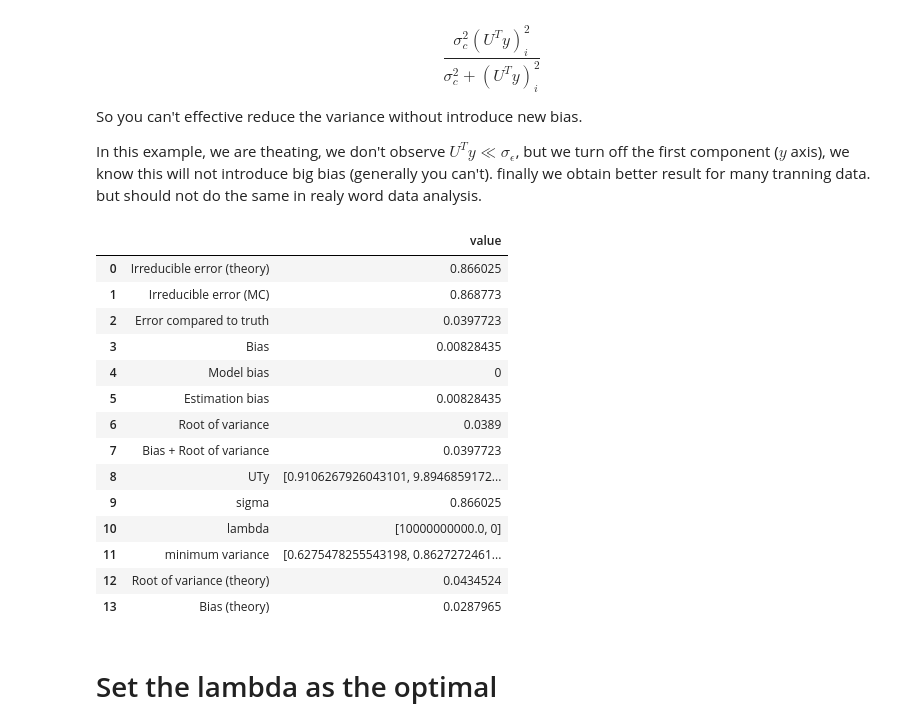
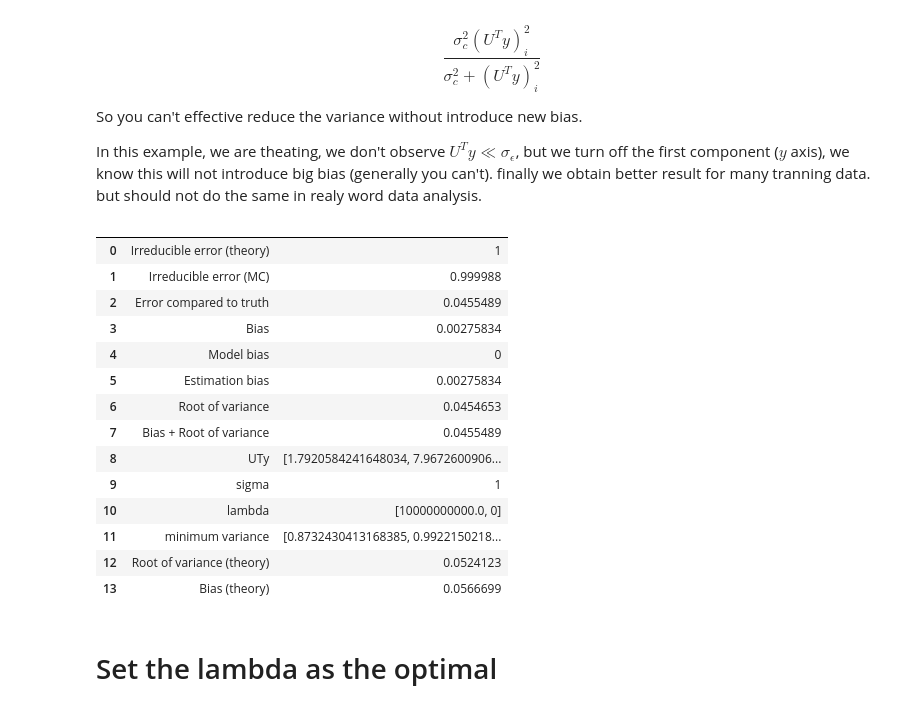
Before and after one commit to lhprojects/blog, a Jupyter notebook: JupyterNotebooks/LinearRegressionAndPCA_Exp.ipynb, the cells around one changed output. Saved outputs shown, nothing was run; the diff lists cells and outputs as text; code cells hidden in the pictures.

```diff
--- a/JupyterNotebooks/LinearRegressionAndPCA_Exp.ipynb
+++ b/JupyterNotebooks/LinearRegressionAndPCA_Exp.ipynb
@@ -16,25 +197,24 @@ import mpl_toolkits.mplot3d
 
 x1_max = 1
 x2_max = 2
-rnd_max = 3
 
-def f(X):
+def f_default(X):
     return X[:,0]
 
-sigma_epsilon = rnd_max/np.sqrt(12)
+N_train_default = 1000
+sigma_default = 1
 
-N_train=1000
-def get_train(N=None, X_train=None):
+def get_train(N=N_train_default, X_train=None, f=f_default, sigma=sigma_default):
     if X_train is None:
         X_train = np.random.rand(N, 2)
         X_train[:,0] = X_train[:,0] * x1_max
         X_train[:,1] = X_train[:,1] * x2_max
 
+    rnd_max = np.sqrt(12) * sigma
     y_train = f(X_train) + rnd_max*(np.random.rand(np.shape(X_train)[0]) - 0.5)
     return X_train, y_train
 
-X_train, y_train = get_train(N=N_train)
-
+X_train, y_train = get_train()
 fig = plt.figure(figsize=(4,4))
 ax = fig.add_subplot(1,1,1, projection="3d")
 ax.scatter(X_train[:,0], X_train[:,1], y_train)
@@ -281,7 +467,7 @@ lambs = np.power(10, np.linspace(-5, 5, 20))
 
 X_train_ = X_train - X_train.mean(axis=0)
 y_train_ = y_train - y_train.mean()
-y_train_truth = f(X_train)
+y_train_truth = f_default(X_train)
 y_train_truth_ = y_train_truth - y_train_truth.mean()
 
 U,S,VT = np.linalg.svd(X_train_)
@@ -313,7 +499,7 @@ for lamb in lambs:
 
     df = ( (S**2/(S**2 + lamb))**2 ).sum()
 
-    std_theory.append(sigma_epsilon * np.sqrt(   (df+1)/N_train   ))
+    std_theory.append(sigma_default * np.sqrt(   (df+1)/N_train   ))
 
     bias_theory.append(np.sqrt(  1/N_train *  (lamb**2/(S**2 + lamb)**2  *  UTy**2).sum()   ))
 
@@ -374,7 +560,8 @@ So you can't effective reduce the variance without introduce new bias.
 
 In this example, we are theating, we don't observe $U^T y \ll \sigma_\epsilon$, but we turn off the first component ($y$ axis), we know this will not introduce big bias (generally you can't). finally we obtain better result for many tranning data. but should not do the same in realy word data analysis.
 # %%
-def simulate(lambs=[1E10,0], seed=0):
+def simulate(lambs=[1E10,0], seed=0, sigma=sigma_default):
+
     np.random.seed(seed)
     N_repeat = 1000
     N_test = 100*100
@@ -393,7 +580,7 @@ def simulate(lambs=[1E10,0], seed=0):
 
     lambs_ = lambs
     if lambs_ is None:
-        lambs_ = (sigma_epsilon* S / UTy)**2
+        lambs_ = (sigma* S / UTy)**2
 
     S2inv = 1/(S*S+lambs_)
 
@@ -420,52 +607,52 @@ def simulate(lambs=[1E10,0], seed=0):
 
 
     bias = np.sqrt(np.square(err.mean(axis=0)).mean())
     std = np.sqrt(err.var(axis=0).mean())
 
 
     X_train_ = X_train - X_train.mean(axis=0)
     y_train_ = y_train - y_train.mean(axis=0)
 
 
     numbers=[]
-    numbers.append(["Irreducible error (theory)", sigma_epsilon])
+    numbers.append(["Irreducible error (theory)", sigma])
     numbers.append(["Irreducible error (MC)", irreduceble_error])
     numbers.append(["Error compared to truth", average_prediction_error])
     numbers.append(["Bias", bias])
     numbers.append(["Model bias", 0.0])
     numbers.append(["Estimation bias",  bias])
     numbers.append(["Root of variance", std])
     numbers.append(["Bias + Root of variance",  (bias**2 +  std**2)**0.5])
 
 
     numbers.append(["UTy",  UTy])
-    numbers.append(["sigma",  sigma_epsilon])
+    numbers.append(["sigma",  sigma])
     numbers.append(["lambda",  lambs_ ])
-    numbers.append(["minimum variance",  np.sqrt(sigma_epsilon**2 * UTy**2/(UTy**2 + sigma_epsilon**2)) ])
+    numbers.append(["minimum variance",  np.sqrt(sigma**2 * UTy**2/(UTy**2 + sigma**2)) ])
 
-    numbers.append(["Root of variance (theory)",  np.sqrt((sigma_epsilon**2 * UTy**2/(UTy**2 + sigma_epsilon**2)).sum() + sigma_epsilon**2)/np.sqrt(N_train)  ])
+    numbers.append(["Root of variance (theory)",  np.sqrt((sigma**2 * UTy**2/(UTy**2 + sigma**2)).sum() + sigma**2)/np.sqrt(N_train)  ])
     numbers.append(["Bias (theory)",  np.sqrt(1/N_train * (UTy**2 * (lambs_/(lambs_+S**2))**2).sum()    )])
 
 
     show(numbers)
 
 simulate([1E10,0])
 # %% [output]
-|  |  | value |
-| 0 | Irreducible error (theory) | 0.866025 |
-| 1 | Irreducible error (MC) | 0.868773 |
-| 2 | Error compared to truth | 0.0397723 |
-| 3 | Bias | 0.00828435 |
+|  |  |  |
+| 0 | Irreducible error (theory) | 1 |
+| 1 | Irreducible error (MC) | 0.999988 |
+| 2 | Error compared to truth | 0.0455489 |
+| 3 | Bias | 0.00275834 |
 | 4 | Model bias | 0 |
-| 5 | Estimation bias | 0.00828435 |
-| 6 | Root of variance | 0.0389 |
-| 7 | Bias + Root of variance | 0.0397723 |
-| 8 | UTy | [0.9106267926043101, 9.8946859172... |
-| 9 | sigma | 0.866025 |
+| 5 | Estimation bias | 0.00275834 |
+| 6 | Root of variance | 0.0454653 |
+| 7 | Bias + Root of variance | 0.0455489 |
+| 8 | UTy | [1.7920584241648034, 7.9672600906... |
+| 9 | sigma | 1 |
 | 10 | lambda | [10000000000.0, 0] |
-| 11 | minimum variance | [0.6275478255543198, 0.8627272461... |
-| 12 | Root of variance (theory) | 0.0434524 |
-| 13 | Bias (theory) | 0.0287965 |
+| 11 | minimum variance | [0.8732430413168385, 0.9922150218... |
+| 12 | Root of variance (theory) | 0.0524123 |
+| 13 | Bias (theory) | 0.0566699 |
 # %% [markdown]
 # Set the lambda as the optimal
 # %%
```
Also changed, not shown: parts of 17 cells of this notebook.
